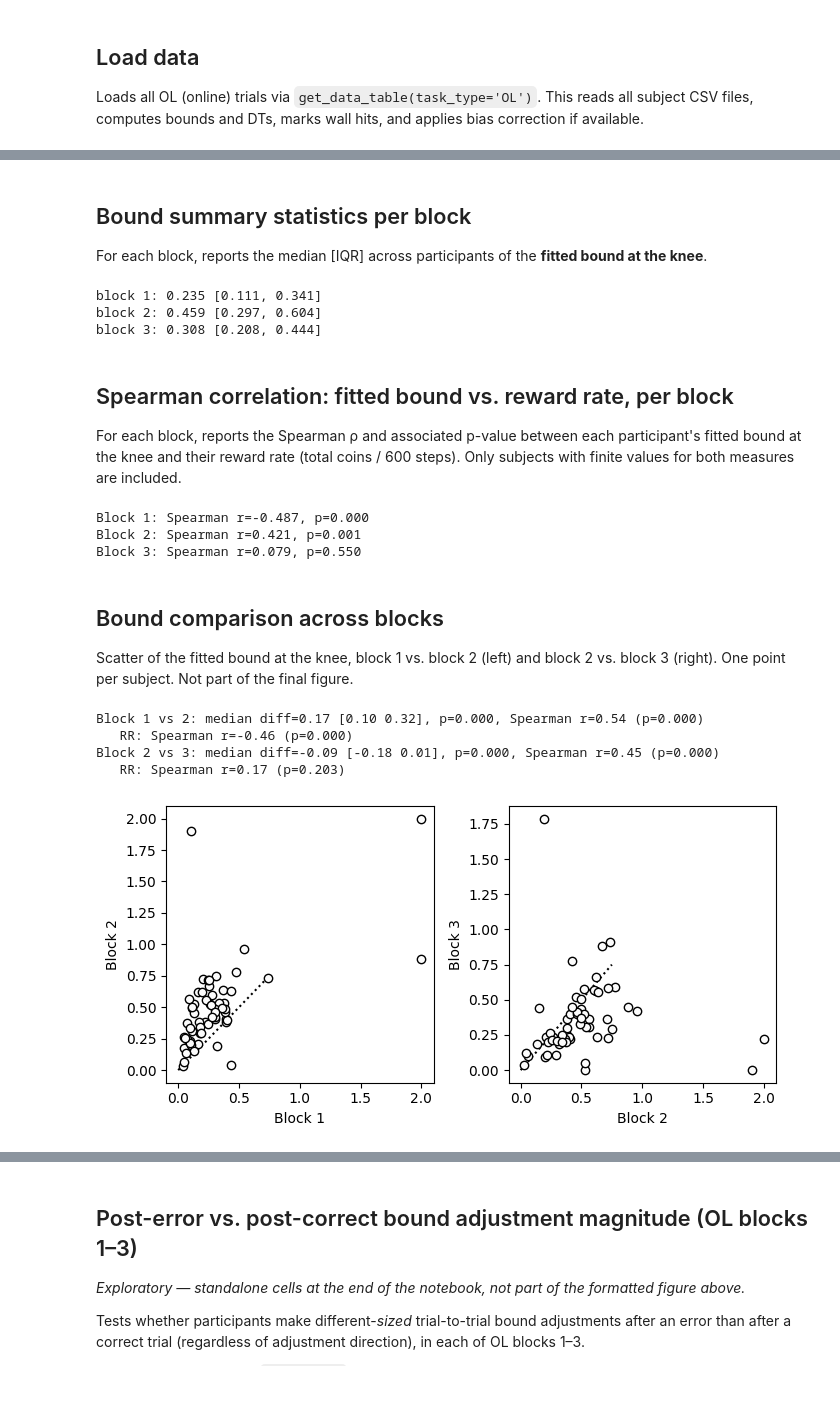
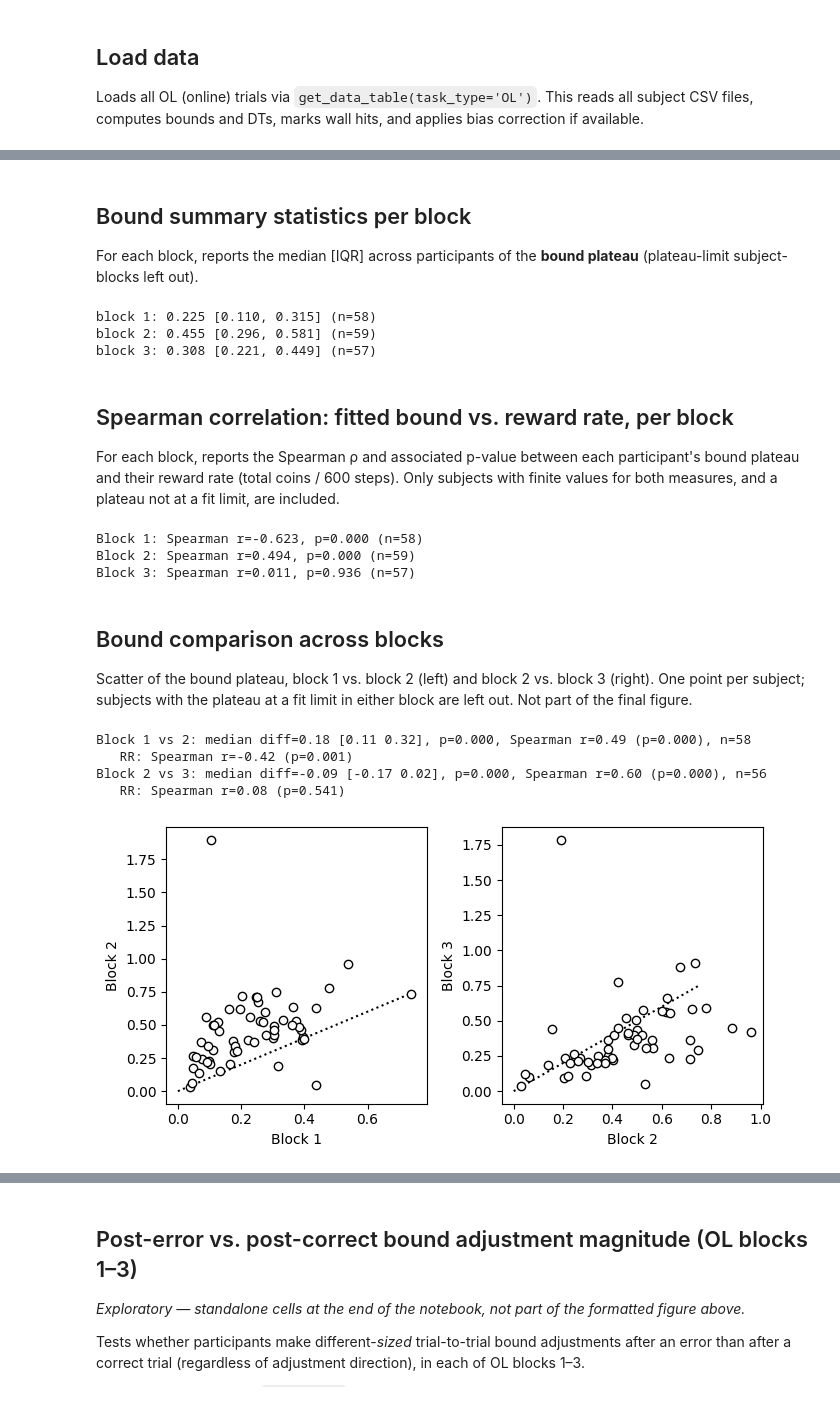
Before and after one commit to TheGoldLab/ms_2026_kalburge_etal_elife, a Jupyter notebook: notebooks/Figure04_RRvsBound.ipynb, the cells around one changed output, grey strips where cells are left out. Saved outputs shown, nothing was run; the diff lists cells and outputs as text; code cells hidden in the pictures.

```diff
--- a/notebooks/Figure04_RRvsBound.ipynb
+++ b/notebooks/Figure04_RRvsBound.ipynb
@@ -121,36 +139,36 @@ coin_summary shape: (60, 3, 2)
 # %% [markdown]
 ## Bound summary statistics per block
 
-For each block, reports the median [IQR] across participants of the **fitted bound at the knee**.
+For each block, reports the median [IQR] across participants of the **bound plateau** (plateau-limit subject-blocks left out).
 # %%
 for bi, block in enumerate(BLOCKS):
-    vals = knee_bound[:, bi]
-    vals = vals[np.isfinite(vals)]
+    vals = plateau[:, bi]
+    vals = vals[np.isfinite(vals) & ~at_limit[:, bi]]
     q25, med, q75 = np.percentile(vals, [25, 50, 75])
-    print(f'block {block}: {med:.3f} [{q25:.3f}, {q75:.3f}]')
+    print(f'block {block}: {med:.3f} [{q25:.3f}, {q75:.3f}] (n={len(vals)})')
 # %% [output]
-block 1: 0.235 [0.111, 0.341]
-block 2: 0.459 [0.297, 0.604]
-block 3: 0.308 [0.208, 0.444]
+block 1: 0.225 [0.110, 0.315] (n=58)
+block 2: 0.455 [0.296, 0.581] (n=59)
+block 3: 0.308 [0.221, 0.449] (n=57)
 # %% [markdown]
 ## Spearman correlation: fitted bound vs. reward rate, per block
 
-For each block, reports the Spearman ρ and associated p-value between each participant's fitted bound at the knee and their reward rate (total coins / 600 steps). Only subjects with finite values for both measures are included.
+For each block, reports the Spearman ρ and associated p-value between each participant's bound plateau and their reward rate (total coins / 600 steps). Only subjects with finite values for both measures, and a plateau not at a fit limit, are included.
 # %%
 for bi, block in enumerate(BLOCKS):
-    mean_bound  = knee_bound[:, bi]
+    mean_bound  = plateau[:, bi]
     reward_rate = coin_summary[:, bi, SNR_INDEX] / BLOCK_DEFAULTS[1]['steps_per_block']
-    valid = np.isfinite(mean_bound) & np.isfinite(reward_rate)
+    valid = np.isfinite(mean_bound) & np.isfinite(reward_rate) & ~at_limit[:, bi]
     r, p = scipy.stats.spearmanr(mean_bound[valid], reward_rate[valid])
-    print(f'Block {block}: Spearman r={r:.3f}, p={p:.3f}')
+    print(f'Block {block}: Spearman r={r:.3f}, p={p:.3f} (n={valid.sum()})')
 # %% [output]
-Block 1: Spearman r=-0.487, p=0.000
-Block 2: Spearman r=0.421, p=0.001
-Block 3: Spearman r=0.079, p=0.550
+Block 1: Spearman r=-0.623, p=0.000 (n=58)
+Block 2: Spearman r=0.494, p=0.000 (n=59)
+Block 3: Spearman r=0.011, p=0.936 (n=57)
 # %% [markdown]
 ## Bound comparison across blocks
 
-Scatter of the fitted bound at the knee, block 1 vs. block 2 (left) and block 2 vs. block 3 (right). One point per subject. Not part of the final figure.
+Scatter of the bound plateau, block 1 vs. block 2 (left) and block 2 vs. block 3 (right). One point per subject; subjects with the plateau at a fit limit in either block are left out. Not part of the final figure.
 # %%
 wt = (0.99, 0.99, 0.99)  # near-white marker fill
 
@@ -159,42 +177,42 @@ comparisons = [(0, 1, 1, 2), (1, 2, 2, 3)]  # (bi_x, bi_y, label_x, label_y)
 fig, axs = plt.subplots(1, 2, figsize=(7, 3.5))
 
 for ax, (bx, by, lx, ly) in zip(axs, comparisons):
-    xs = knee_bound[:, bx]  # fitted bound at the knee, block lx
-    ys = knee_bound[:, by]  # fitted bound at the knee, block ly
+    xs = plateau[:, bx]  # bound plateau, block lx
+    ys = plateau[:, by]  # bound plateau, block ly
 
-    valid = np.isfinite(xs) & np.isfinite(ys)
+    valid = np.isfinite(xs) & np.isfinite(ys) & ~at_limit[:, bx] & ~at_limit[:, by]
 
     # Identity line
     ax.plot([0, 0.75], [0, 0.75], 'k:')
 
     # One point per subject
     ax.plot(xs[valid], ys[valid], 'ko', markerfacecolor=wt)
 
     ax.set_xlabel(f'Block {lx}')
     ax.set_ylabel(f'Block {ly}')
 
     # Stats: median diff with IQR, Wilcoxon signed-rank, Spearman correlation
     diff = ys[valid] - xs[valid]
     pcts = np.percentile(diff, [25, 50, 75])
     _, p_rank = scipy.stats.wilcoxon(xs[valid], ys[valid])
     r, p_corr = scipy.stats.spearmanr(xs[valid], ys[valid])
     print(f'Block {lx} vs {ly}: median diff={pcts[1]:.2f} [{pcts[0]:.2f} {pcts[2]:.2f}], '
-          f'p={p_rank:.3f}, Spearman r={r:.2f} (p={p_corr:.3f})')
+          f'p={p_rank:.3f}, Spearman r={r:.2f} (p={p_corr:.3f}), n={valid.sum()}')
 
     # RR correlation
     xrs = coin_summary[:, bx, SNR_INDEX][valid] / BLOCK_DEFAULTS[1]['steps_per_block']
     yrs = coin_summary[:, by, SNR_INDEX][valid] / BLOCK_DEFAULTS[1]['steps_per_block']
     rr, pr = scipy.stats.spearmanr(xrs, yrs)
     print(f'   RR: Spearman r={rr:.2f} (p={pr:.3f})')
 
 plt.tight_layout()
 plt.show()
 # %% [output]
-Block 1 vs 2: median diff=0.17 [0.10 0.32], p=0.000, Spearman r=0.54 (p=0.000)
-   RR: Spearman r=-0.46 (p=0.000)
-Block 2 vs 3: median diff=-0.09 [-0.18 0.01], p=0.000, Spearman r=0.45 (p=0.000)
-   RR: Spearman r=0.17 (p=0.203)
+Block 1 vs 2: median diff=0.18 [0.11 0.32], p=0.000, Spearman r=0.49 (p=0.000), n=58
+   RR: Spearman r=-0.42 (p=0.001)
+Block 2 vs 3: median diff=-0.09 [-0.17 0.02], p=0.000, Spearman r=0.60 (p=0.000), n=56
+   RR: Spearman r=0.08 (p=0.541)
-[figure, old version]
+[figure, new version]
 # %% [markdown]
 ## Within-block bound adaptation: methods
 
```
Also changed, not shown: parts of 8 cells of this notebook, 1 other file.
